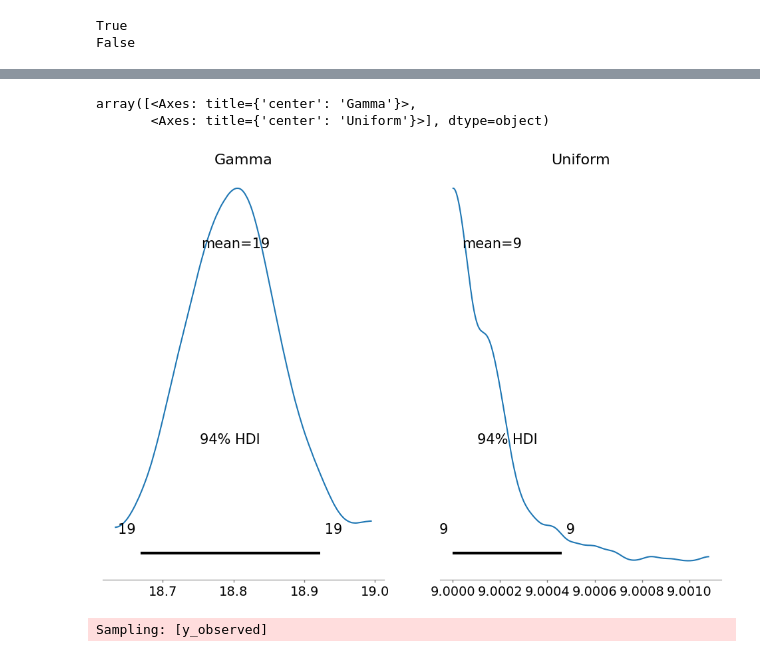
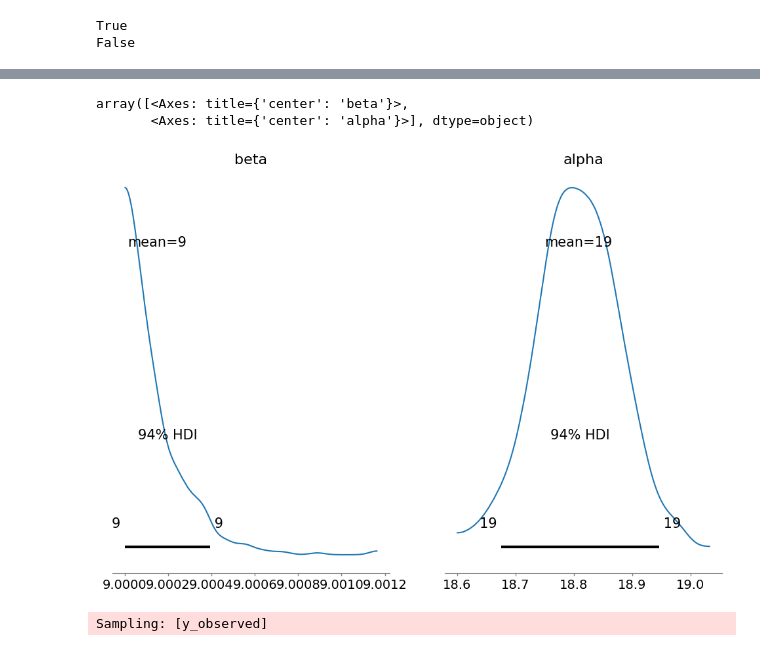
Before and after one commit to aahFancyGun/dataScienceClass, a Jupyter notebook: unit3/YangChauU3Proj.ipynb.ipynb, the cells around one changed output, grey strips where cells are left out. Saved outputs shown, nothing was run; the diff lists cells and outputs as text; code cells hidden in the pictures.

```diff
--- a/unit3/YangChauU3Proj.ipynb.ipynb
+++ b/unit3/YangChauU3Proj.ipynb.ipynb
@@ -114,9 +140,9 @@ False
 with pm.Model() as housing_ft_model:
 
     # Define the priors with better lower bound for Uniform and valid range
-    uniform_prior = pm.Uniform('Uniform', lower=9, upper=20)  # Changed lower bound from 0.001 to 0.1
+    uniform_prior = pm.Uniform('beta', lower=9, upper=15)
 
-    gamma_prior = pm.Gamma('Gamma', alpha=13, beta=14, mu = 0.01, sigma = 1)
+    gamma_prior = pm.Gamma('alpha', alpha=13, beta=14)
 
     # Defining the likelihood using InverseGamma
     y = pm.InverseGamma('y', alpha=gamma_prior, beta=uniform_prior, observed=indiv_housing)
@@ -139,10 +165,10 @@ Sampling 4 chains for 1_000 tune and 100 draw iterations (4_000 + 400 draws tota
 The rhat statistic is larger than 1.01 for some parameters. This indicates problems during sampling. See https://arxiv.org/abs/1903.08008 for details
 # %%
-az.plot_posterior(idata_housing, figsize=(12, 8), var_names=["Gamma", "Uniform"])
+az.plot_posterior(idata_housing, figsize=(12, 8), var_names=["beta", "alpha"])
 # %% [output]
-array([<Axes: title={'center': 'Gamma'}>,
-       <Axes: title={'center': 'Uniform'}>], dtype=object)
+array([<Axes: title={'center': 'beta'}>,
+       <Axes: title={'center': 'alpha'}>], dtype=object)
-[figure, old version]
+[figure, new version]
 # %%
 pm.sample_posterior_predictive(idata_housing, model=housing_ft_model, extend_inferencedata=True)
 # %% [output]
```
Also changed, not shown: parts of 7 cells of this notebook, 1 other file.
